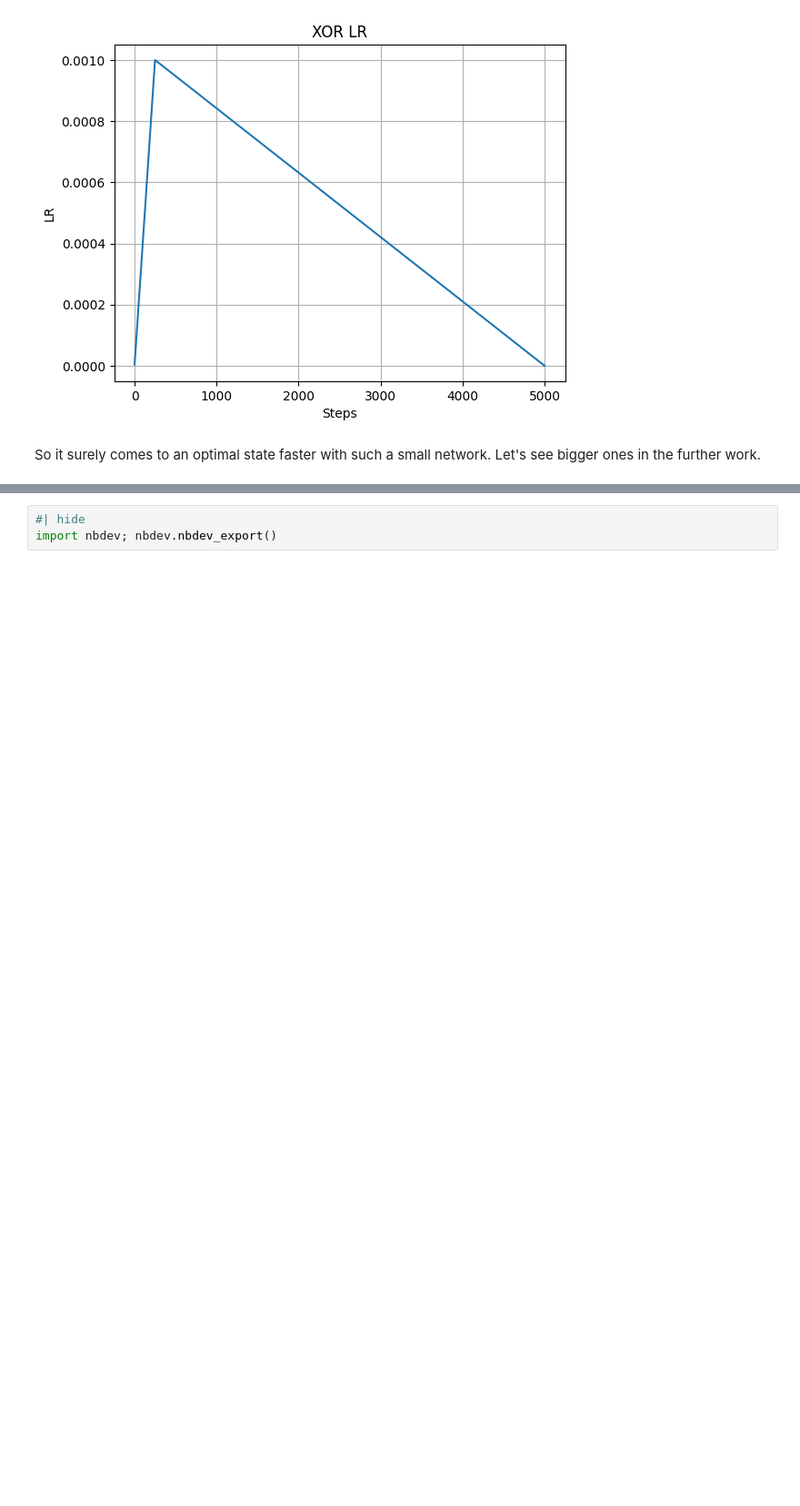
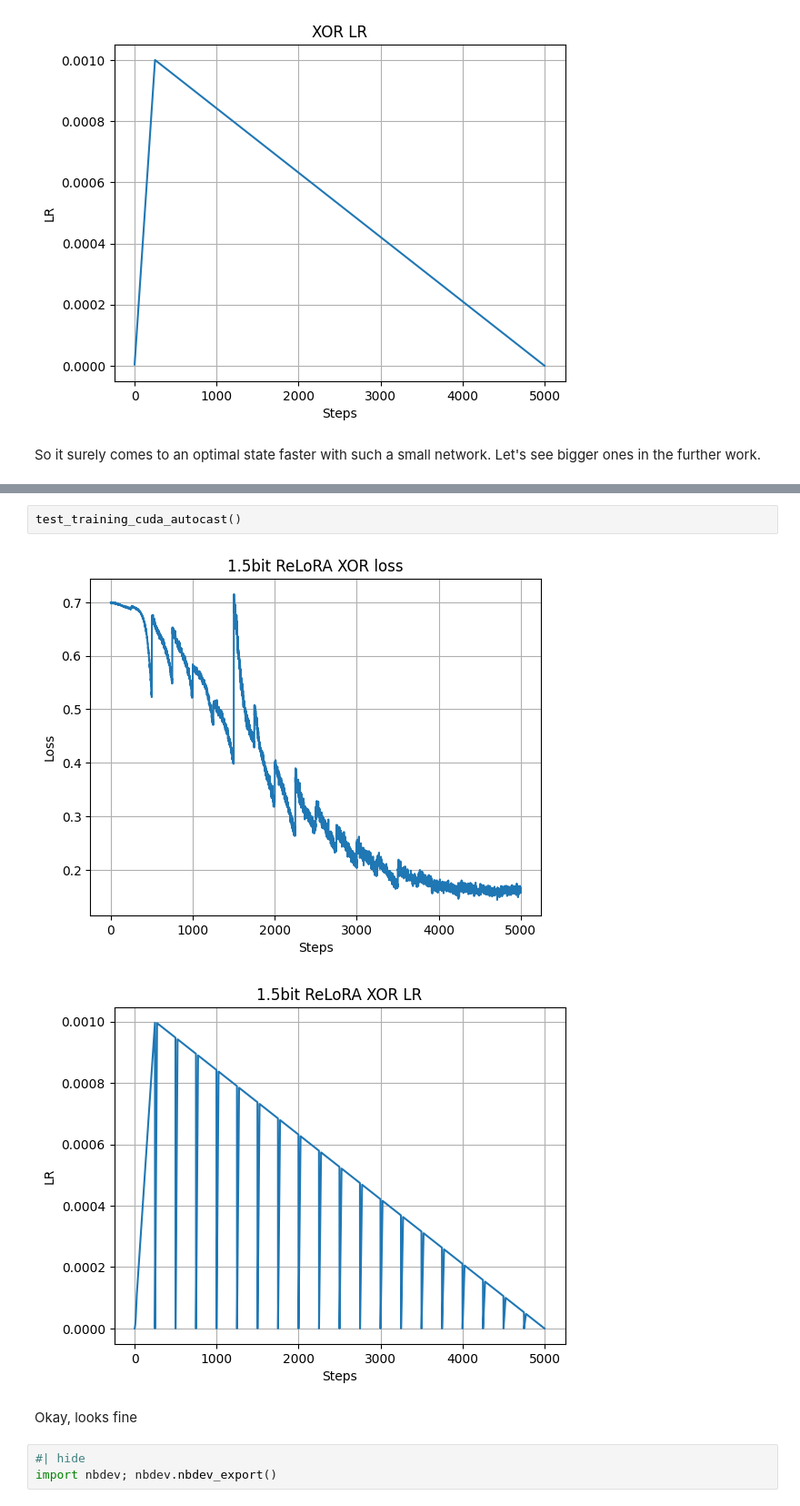
Before and after one commit to alex4321/bitlinear, a Jupyter notebook: nbs/02_relora.ipynb, the cells around one changed output, grey strips where cells are left out. Shown: that part at 91% size. Cells and saved outputs as stored; diff of their text form; blank space fills up the shorter version.

```diff
--- a/nbs/02_relora.ipynb
+++ b/nbs/02_relora.ipynb
@@ -347,3 +453,10 @@ So it surely comes to an optimal state faster with such a small network. Let's s
+# %%
+test_training_cuda_autocast()
+# %% [output]
+[figure, added]
+[figure, added]
+# %% [markdown]
+Okay, looks fine
 # %%
 #| hide
 import nbdev; nbdev.nbdev_export()
```
Also changed, not shown: parts of 4 cells of this notebook, 5 other files.
